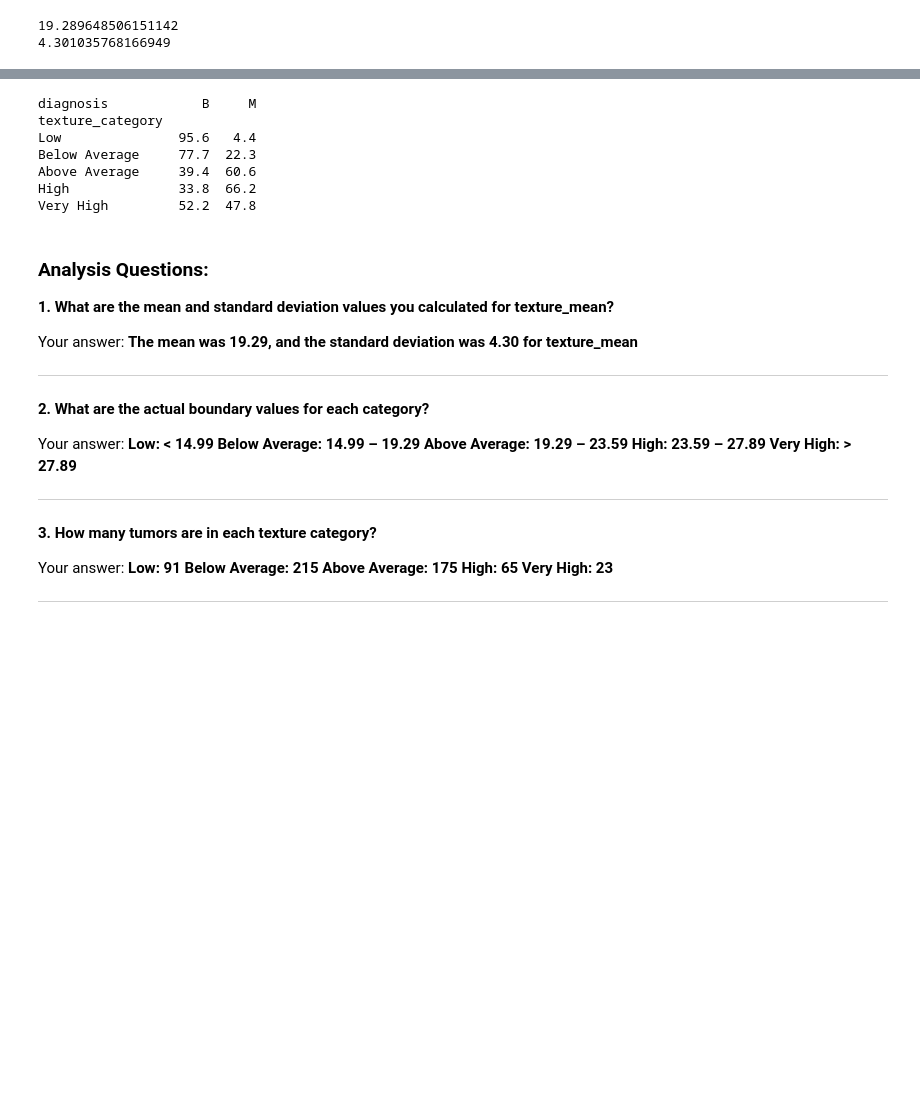
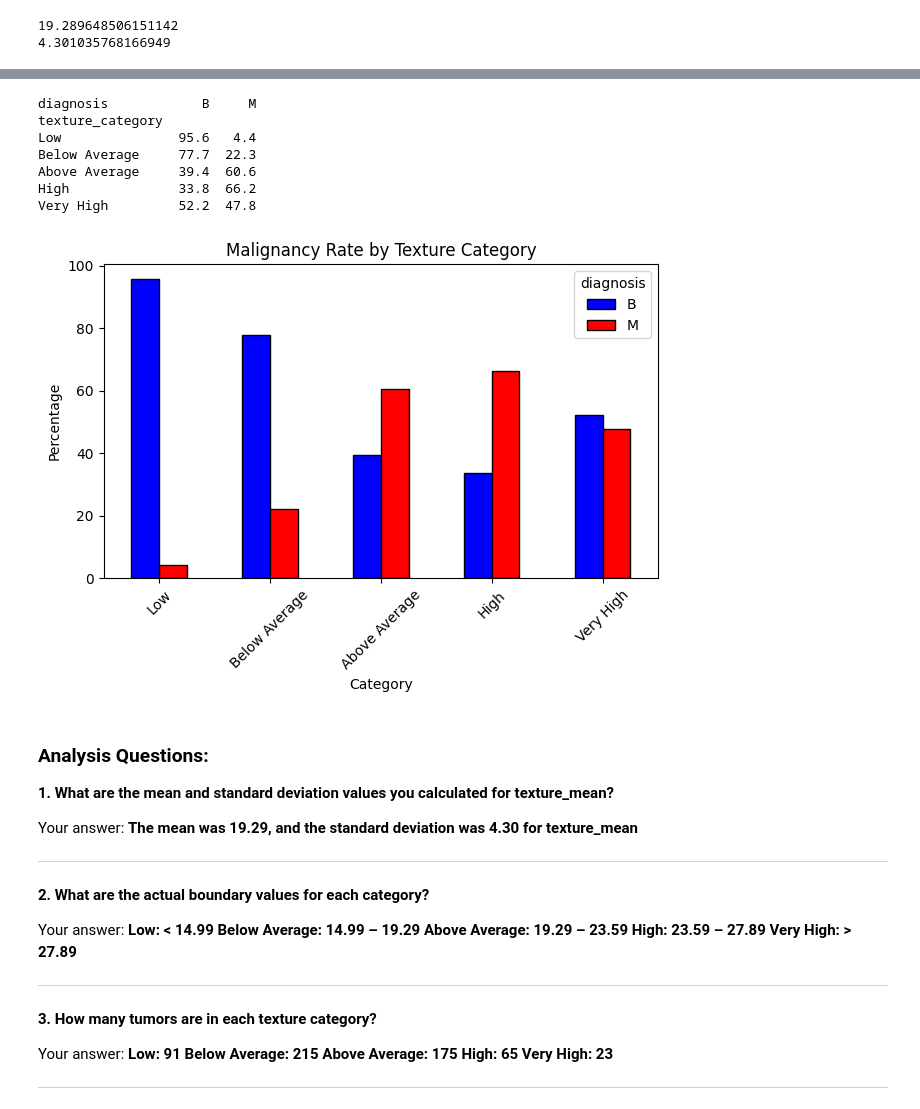
Before and after one commit to niyatis13/I320M_project1, a Jupyter notebook: Project1_Assignment_Exercises.ipynb, the cells around one changed output, grey strips where cells are left out. Drawn from its saved outputs; the diff is of its cells as text; code cells hidden in the pictures; blank space fills up the shorter version.

```diff
--- a/Project1_Assignment_Exercises.ipynb
+++ b/Project1_Assignment_Exercises.ipynb
@@ -497,15 +512,26 @@ Name: count, dtype: int64
 # %%
 # Calculate malignancy rate by texture category:
 malignancy_rate = pd.crosstab(df['texture_category'], df['diagnosis'], normalize='index').round(3) * 100
 print(malignancy_rate)
+
+# Graph Results
+colors = ['blue', 'red']
+malignancy_rate.plot(kind='bar', color= colors, edgecolor='black')
+plt.title('Malignancy Rate by Texture Category')
+plt.xlabel('Category')
+plt.ylabel('Percentage')
+plt.xticks(rotation=45)
+plt.tight_layout()
+plt.show()
 # %% [output]
 diagnosis            B     M
 texture_category
 Low               95.6   4.4
 Below Average     77.7  22.3
 Above Average     39.4  60.6
 High              33.8  66.2
 Very High         52.2  47.8
+[figure, added]
 # %% [markdown]
 ### Analysis Questions:
 
```
Also changed, not shown: parts of 2 cells of this notebook.
